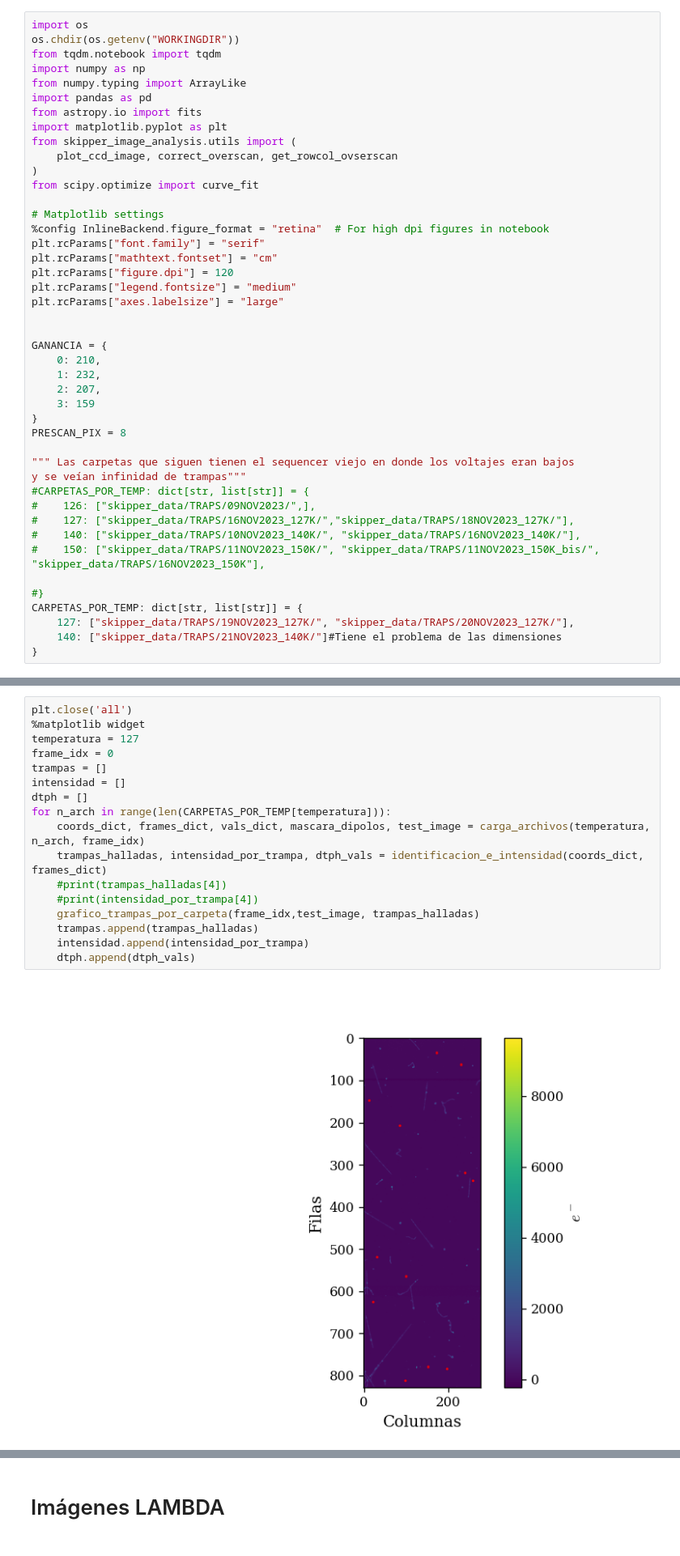
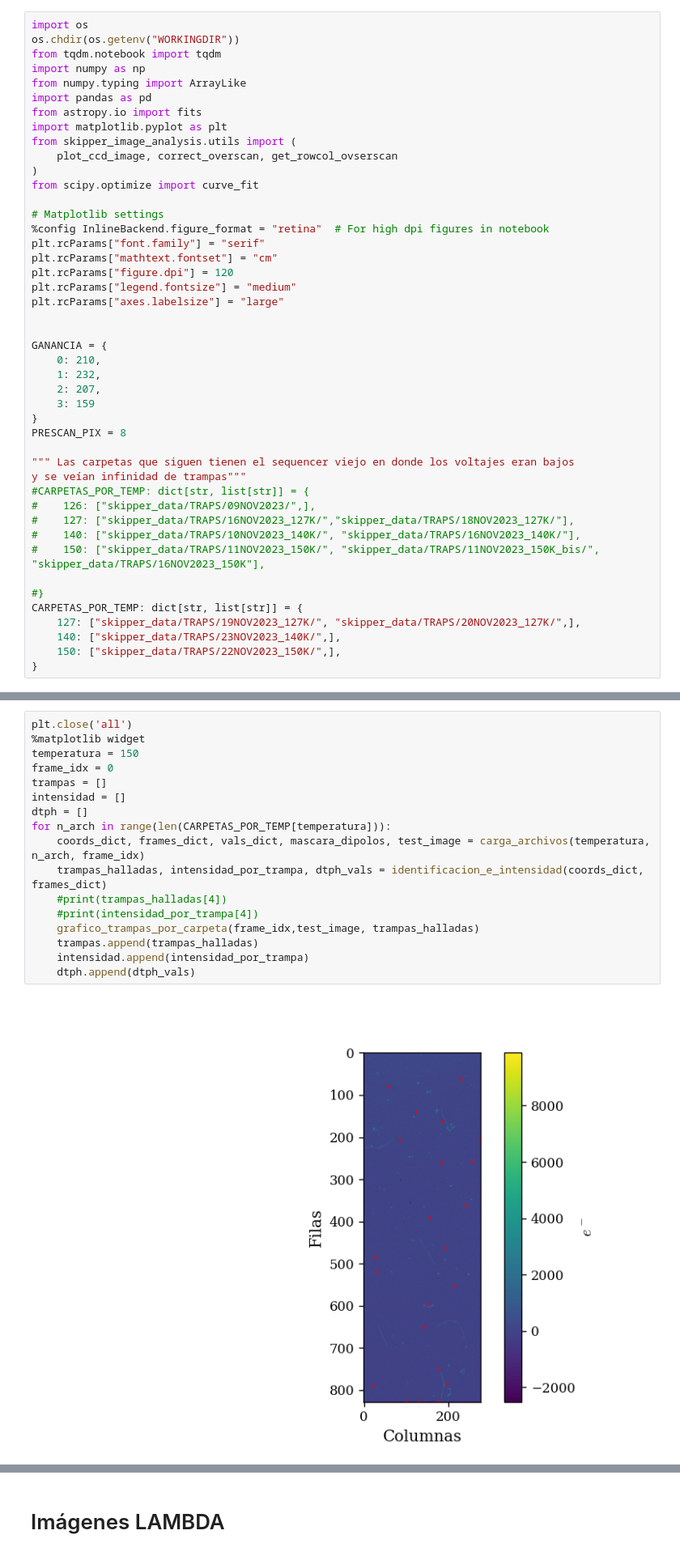
Before and after one commit to agustinbrusco/LAMBDA_Hub, a Jupyter notebook: skipper_image_analysis/pocket_analysis.ipynb, the cells around one changed output, grey strips where cells are left out. Shown at 81% size. Cells and saved outputs as stored; diff of their text form.

```diff
--- a/skipper_image_analysis/pocket_analysis.ipynb
+++ b/skipper_image_analysis/pocket_analysis.ipynb
@@ -39,8 +39,9 @@ y se veían infinidad de trampas"""
 
 #}
 CARPETAS_POR_TEMP: dict[str, list[str]] = {
-    127: ["skipper_data/TRAPS/19NOV2023_127K/", "skipper_data/TRAPS/20NOV2023_127K/"],
-    140: ["skipper_data/TRAPS/21NOV2023_140K/"]#Tiene el problema de las dimensiones
+    127: ["skipper_data/TRAPS/19NOV2023_127K/", "skipper_data/TRAPS/20NOV2023_127K/",],
+    140: ["skipper_data/TRAPS/23NOV2023_140K/",],
+    150: ["skipper_data/TRAPS/22NOV2023_150K/",],
 }
 # %%
 def prepare_frame(
@@ -196,19 +197,19 @@ def grafico_trampas_por_carpeta(frame_idx, test_image, trampas_halladas):
 # %%
 plt.close('all')
 %matplotlib widget
-temperatura = 127
+temperatura = 150
 frame_idx = 0
 trampas = []
 intensidad = []
 dtph = []
 for n_arch in range(len(CARPETAS_POR_TEMP[temperatura])):
     coords_dict, frames_dict, vals_dict, mascara_dipolos, test_image = carga_archivos(temperatura, n_arch, frame_idx)
     trampas_halladas, intensidad_por_trampa, dtph_vals = identificacion_e_intensidad(coords_dict, frames_dict)
     #print(trampas_halladas[4])
     #print(intensidad_por_trampa[4])
     grafico_trampas_por_carpeta(frame_idx,test_image, trampas_halladas)
     trampas.append(trampas_halladas)
     intensidad.append(intensidad_por_trampa)
     dtph.append(dtph_vals)
 # %% [output]
-[figure, old version]
+[figure, new version]
```
Also changed, not shown: parts of 4 cells of this notebook.
